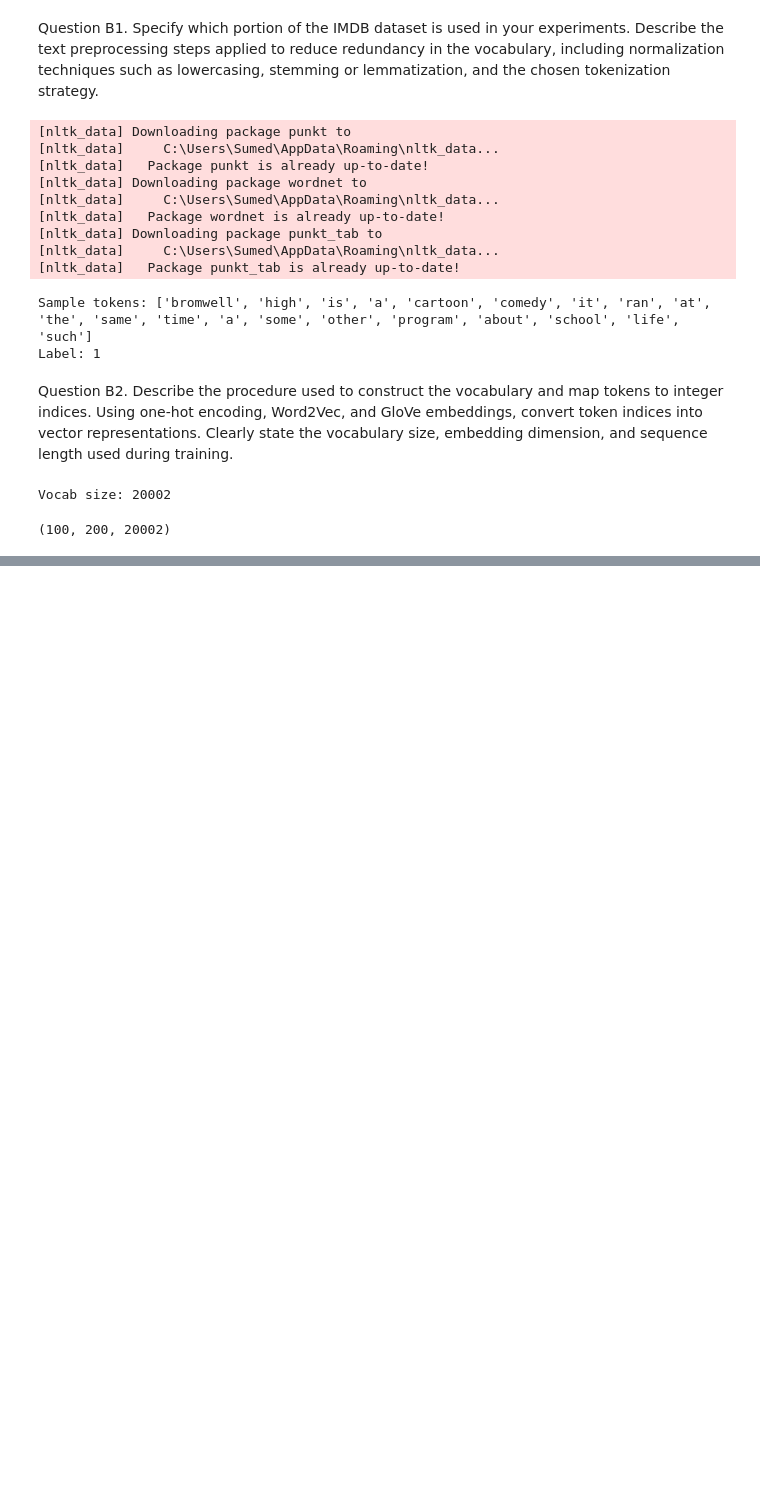
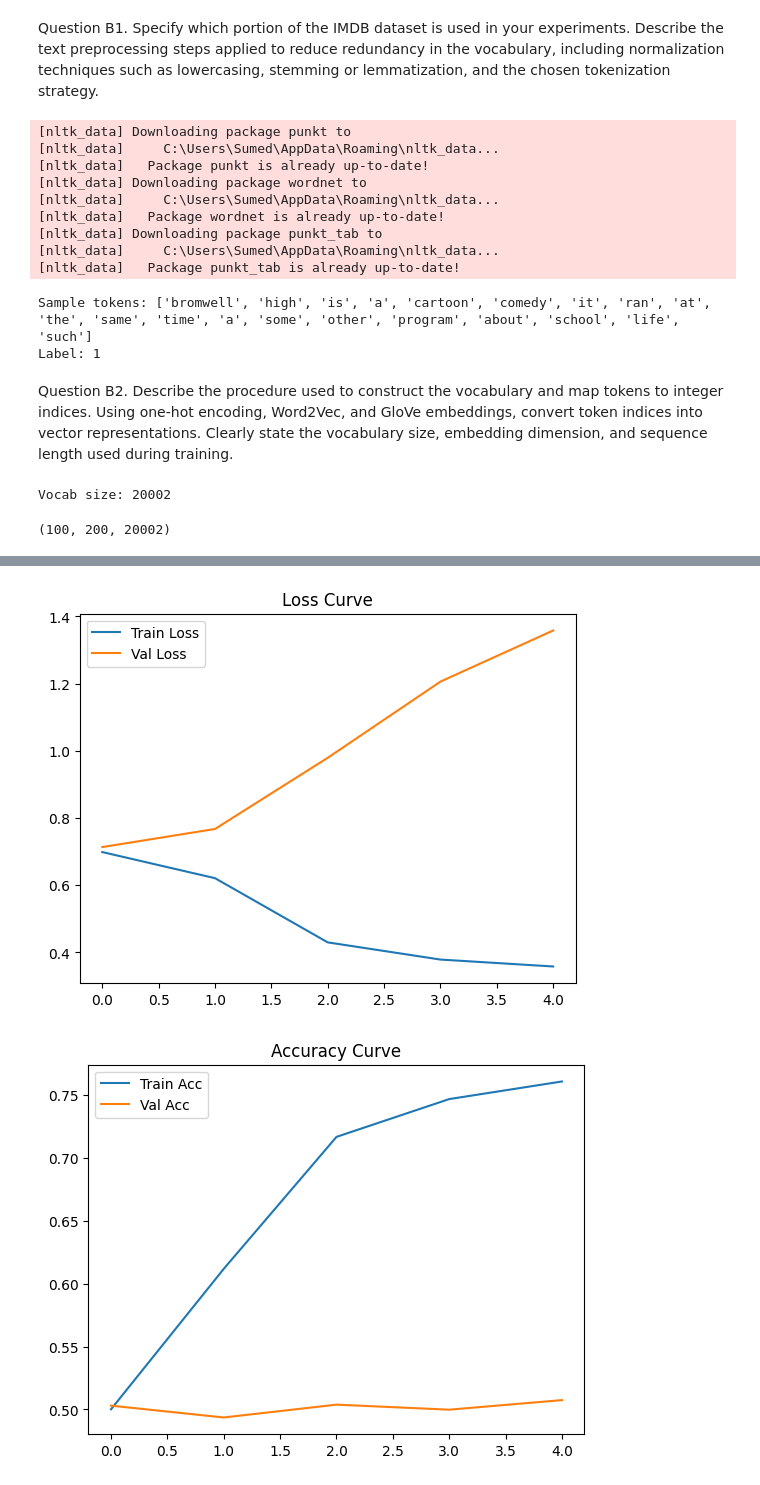
Before and after one commit to sumedhpuri/i_was_bored, a Jupyter notebook: machine_learning/deep_learning_assignment_1.ipynb, the cells around one changed output, grey strips where cells are left out. Saved outputs shown, nothing was run; the diff lists cells and outputs as text; code cells hidden in the pictures; blank space fills up the shorter version.

```diff
--- a/machine_learning/deep_learning_assignment_1.ipynb
+++ b/machine_learning/deep_learning_assignment_1.ipynb
@@ -762,0 +797,17 @@ embedding_matrix_glove = load_glove(r"D:\machine_learning\datasets\glove.6B\glov
+# %%
+VOCAB_SIZE = len(word2idx)
+EMBED_DIM = 100
+MAX_LEN = 200
+
+L = 2      # number of layers
+h = 64     # hidden size
+
+model = build_rnn_model(VOCAB_SIZE, EMBED_DIM, MAX_LEN, L, h)
+
+model.compile(
+    loss='binary_crossentropy',
+    optimizer='adam',
+    metrics=['accuracy']
+)
+
+model.summary()
@@ -762,0 +830,7 @@ embedding_matrix_glove = load_glove(r"D:\machine_learning\datasets\glove.6B\glov
+# %%
+history = model.fit(
+    X_train, y_train,
+    validation_data=(X_val, y_val),
+    epochs=5,
+    batch_size=64
+)
@@ -762,0 +857,17 @@ embedding_matrix_glove = load_glove(r"D:\machine_learning\datasets\glove.6B\glov
+# %%
+# Loss
+plt.plot(history.history['loss'], label='Train Loss')
+plt.plot(history.history['val_loss'], label='Val Loss')
+plt.legend()
+plt.title("Loss Curve")
+plt.show()
+
+# Accuracy
+plt.plot(history.history['accuracy'], label='Train Acc')
+plt.plot(history.history['val_accuracy'], label='Val Acc')
+plt.legend()
+plt.title("Accuracy Curve")
+plt.show()
+# %% [output]
+[figure, added]
+[figure, added]
```
Also changed, not shown: parts of 7 cells of this notebook.
